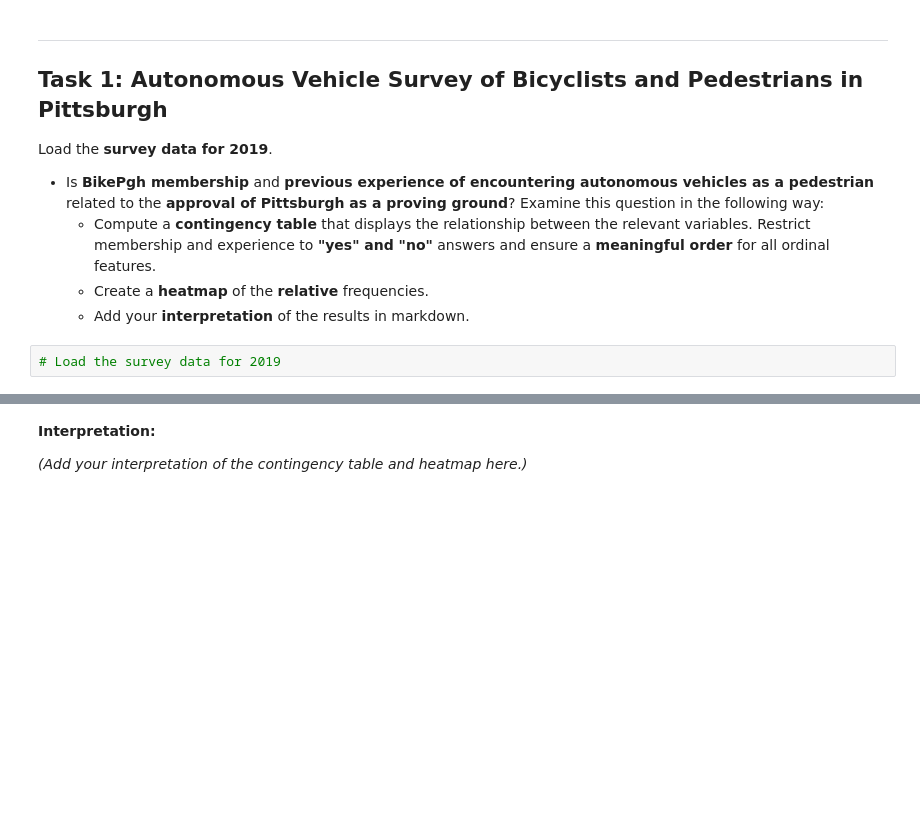
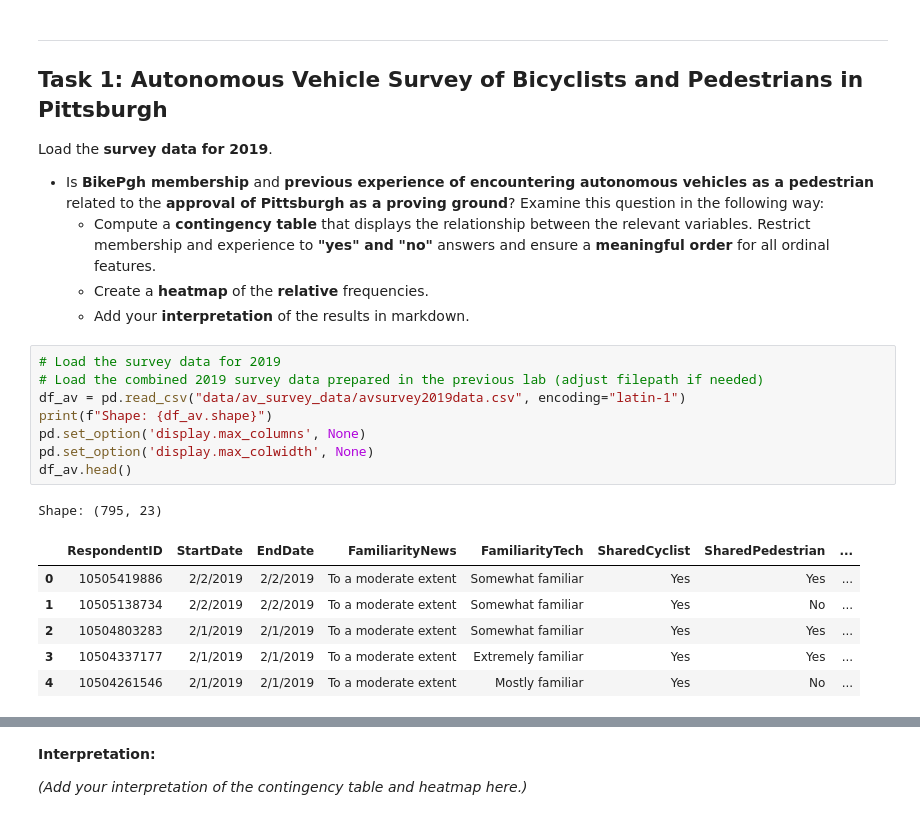
Before and after one commit to athi2210/DA-Lab-group, a Jupyter notebook: 04_tasks.ipynb, the cells around one changed output, grey strips where cells are left out. Drawn from its saved outputs; the diff is of its cells as text; blank space fills up the shorter version.

```diff
--- a/04_tasks.ipynb
+++ b/04_tasks.ipynb
@@ -24,4 +24,18 @@ Load the **survey data for 2019**.
   - Add your **interpretation** of the results in markdown.
 # %%
 # Load the survey data for 2019
+# Load the combined 2019 survey data prepared in the previous lab (adjust filepath if needed)
+df_av = pd.read_csv("data/av_survey_data/avsurvey2019data.csv", encoding="latin-1")
+print(f"Shape: {df_av.shape}")
+pd.set_option('display.max_columns', None)
+pd.set_option('display.max_colwidth', None)
+df_av.head()
+# %% [output]
+Shape: (795, 23)
+|  | RespondentID | StartDate | EndDate | FamiliarityNews | FamiliarityTech | SharedCyclist | SharedPedestrian | ... |
+| 0 | 10505419886 | 2/2/2019 | 2/2/2019 | To a moderate extent | Somewhat familiar | Yes | Yes | ... |
+| 1 | 10505138734 | 2/2/2019 | 2/2/2019 | To a moderate extent | Somewhat familiar | Yes | No | ... |
+| 2 | 10504803283 | 2/1/2019 | 2/1/2019 | To a moderate extent | Somewhat familiar | Yes | Yes | ... |
+| 3 | 10504337177 | 2/1/2019 | 2/1/2019 | To a moderate extent | Extremely familiar | Yes | Yes | ... |
+| 4 | 10504261546 | 2/1/2019 | 2/1/2019 | To a moderate extent | Mostly familiar | Yes | No | ... |
 # %%
```
Also changed, not shown: parts of 3 cells of this notebook.
